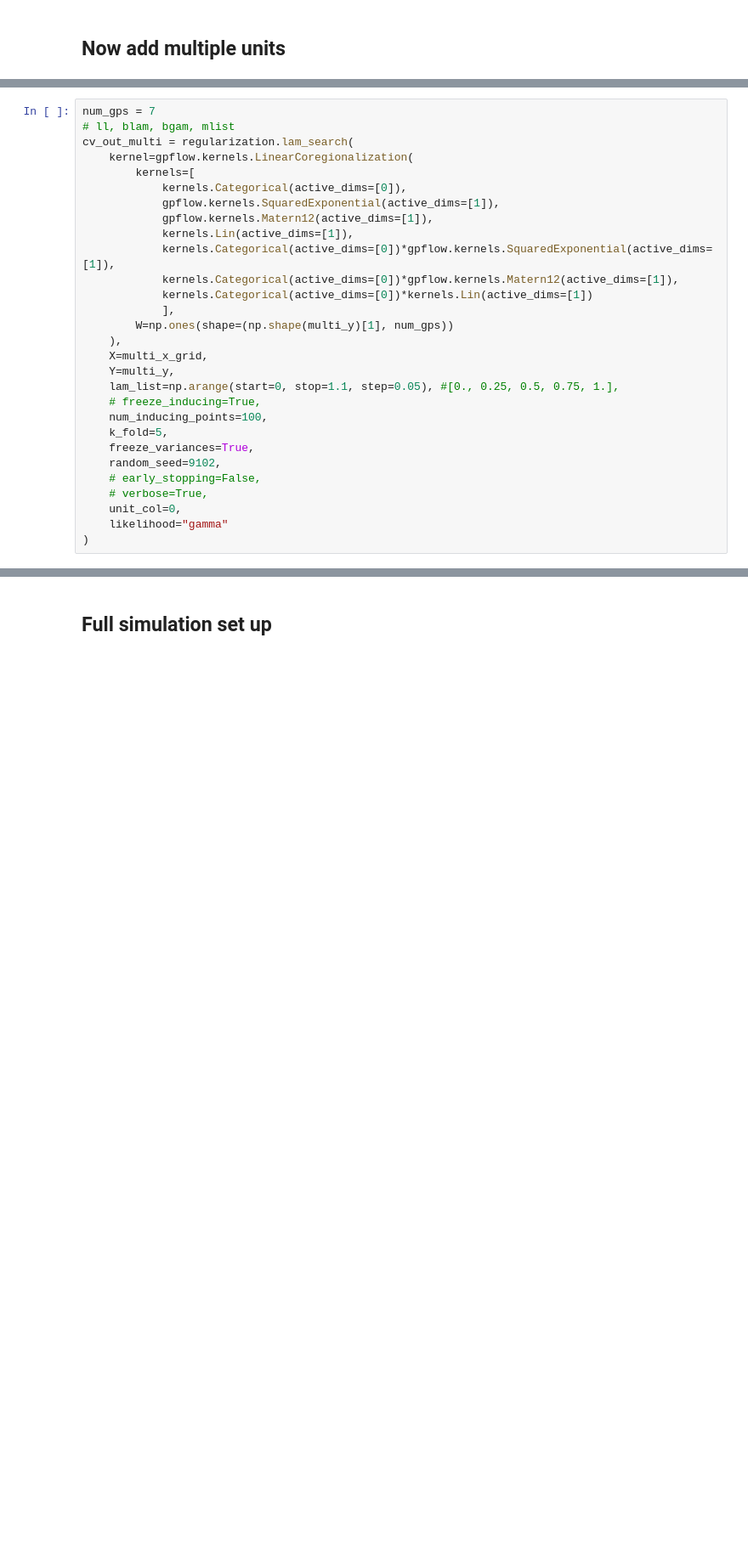
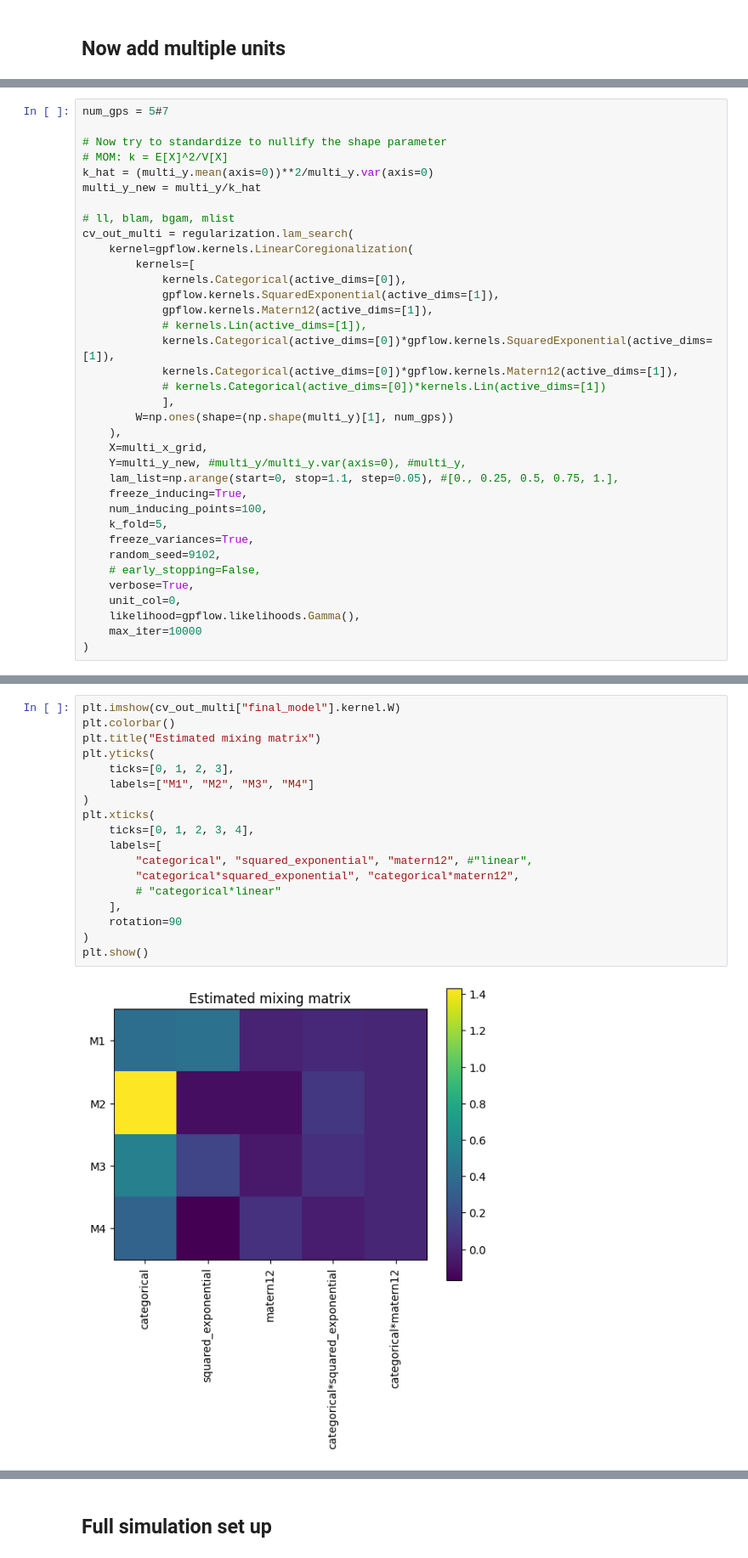
Before and after one commit to omicsEye/waveome, a Jupyter notebook: multioutput/multioutput_simulation.ipynb, the cells around one changed output, grey strips where cells are left out. Shown at 85% size. Drawn from its saved outputs; the diff is of its cells as text; blank space fills up the shorter version.

```diff
--- a/multioutput/multioutput_simulation.ipynb
+++ b/multioutput/multioutput_simulation.ipynb
@@ -482,7 +527,13 @@ multi_y.shape
 # %% [output]
 (1000, 4)
 # %%
-num_gps = 7
+num_gps = 5#7
+
+# Now try to standardize to nullify the shape parameter
+# MOM: k = E[X]^2/V[X]
+k_hat = (multi_y.mean(axis=0))**2/multi_y.var(axis=0)
+multi_y_new = multi_y/k_hat
+
 # ll, blam, bgam, mlist
 cv_out_multi = regularization.lam_search(
     kernel=gpflow.kernels.LinearCoregionalization(
@@ -490,25 +541,26 @@ cv_out_multi = regularization.lam_search(
             kernels.Categorical(active_dims=[0]),
             gpflow.kernels.SquaredExponential(active_dims=[1]),
             gpflow.kernels.Matern12(active_dims=[1]),
-            kernels.Lin(active_dims=[1]),
+            # kernels.Lin(active_dims=[1]),
             kernels.Categorical(active_dims=[0])*gpflow.kernels.SquaredExponential(active_dims=[1]),
             kernels.Categorical(active_dims=[0])*gpflow.kernels.Matern12(active_dims=[1]),
-            kernels.Categorical(active_dims=[0])*kernels.Lin(active_dims=[1])
+            # kernels.Categorical(active_dims=[0])*kernels.Lin(active_dims=[1])
             ],
         W=np.ones(shape=(np.shape(multi_y)[1], num_gps))
     ),
     X=multi_x_grid,
-    Y=multi_y,
+    Y=multi_y_new, #multi_y/multi_y.var(axis=0), #multi_y,
     lam_list=np.arange(start=0, stop=1.1, step=0.05), #[0., 0.25, 0.5, 0.75, 1.],
-    # freeze_inducing=True,
+    freeze_inducing=True,
     num_inducing_points=100,
     k_fold=5,
     freeze_variances=True,
     random_seed=9102,
     # early_stopping=False,
-    # verbose=True,
+    verbose=True,
     unit_col=0,
-    likelihood="gamma"
+    likelihood=gpflow.likelihoods.Gamma(),
+    max_iter=10000
 )
 # %% [output]
 lambda value = 0.0, gamma value = 0.0
@@ -626,0 +665,20 @@ array([ 5975.87441639, 20334.14566707,  5409.76876655,  6014.64557151])
+# %%
+plt.imshow(cv_out_multi["final_model"].kernel.W)
+plt.colorbar()
+plt.title("Estimated mixing matrix")
+plt.yticks(
+    ticks=[0, 1, 2, 3],
+    labels=["M1", "M2", "M3", "M4"]
+)
+plt.xticks(
+    ticks=[0, 1, 2, 3, 4],
+    labels=[
+        "categorical", "squared_exponential", "matern12", #"linear",
+        "categorical*squared_exponential", "categorical*matern12",
+        # "categorical*linear"
+    ],
+    rotation=90
+)
+plt.show()
+# %% [output]
+[figure, added]
```
Also changed, not shown: parts of 23 cells of this notebook, 3 other files.
